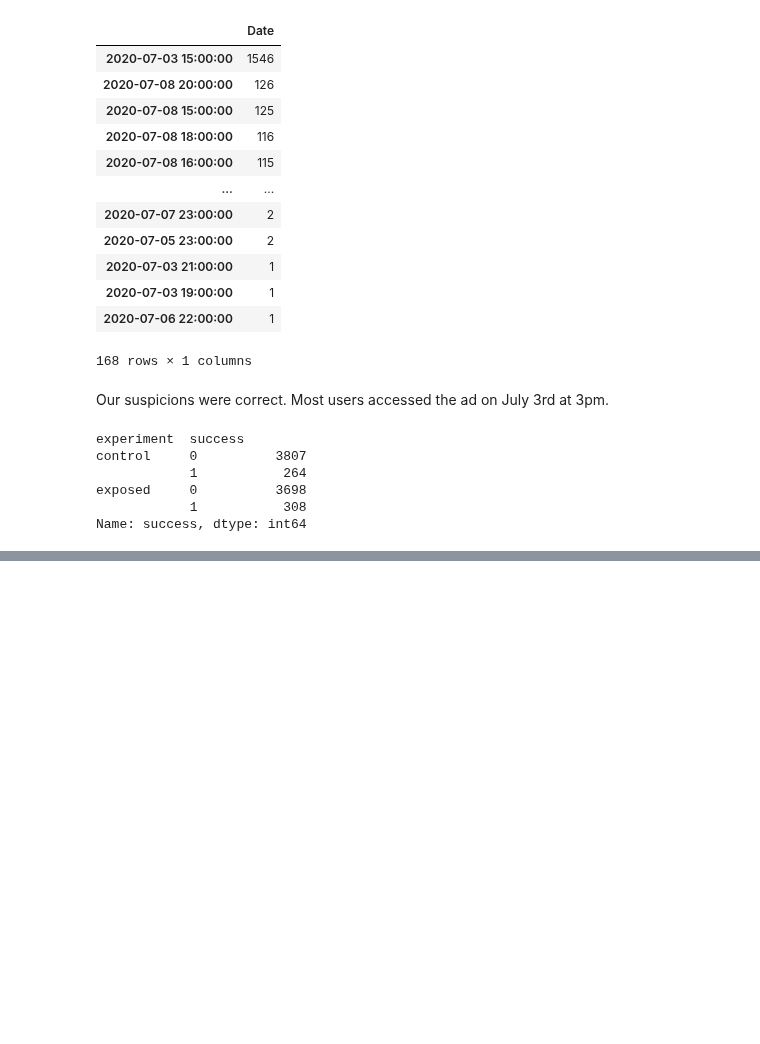
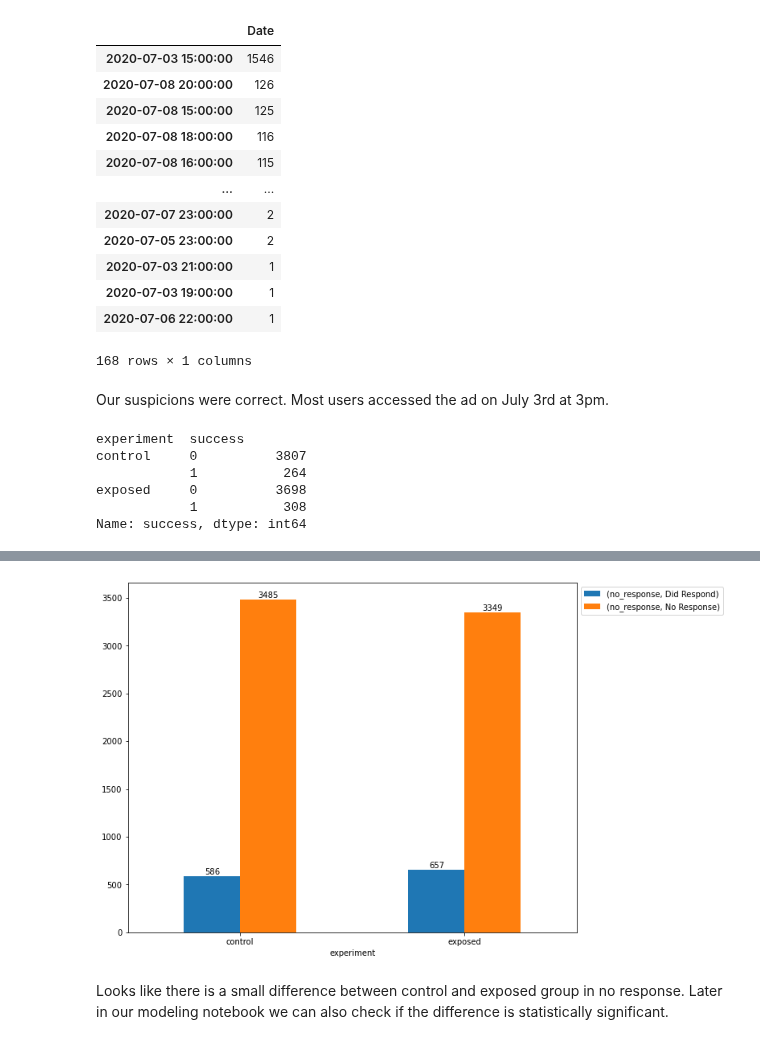
Before and after one commit to kenneykwan/Springboard, a Jupyter notebook: Capstone 3 - AB Testing/Notebook/Capstone 3 EDA.ipynb, the cells around one changed output, grey strips where cells are left out. Drawn from its saved outputs; the diff is of its cells as text; code cells hidden in the pictures; blank space fills up the shorter version.

```diff
--- a/Capstone 3 - AB Testing/Notebook/Capstone 3 EDA.ipynb
+++ b/Capstone 3 - AB Testing/Notebook/Capstone 3 EDA.ipynb
@@ -202,0 +290,3 @@ sns.barplot(data= abdata, x = 'experiment', y = 'success')
+# %%
+no_response_data = pd.DataFrame(abdata.groupby('experiment')['no_response'].value_counts())
+no_response_data.index.set_levels(['Did Respond','No Response'],level=1,inplace=True)
@@ -202,0 +302,13 @@ sns.barplot(data= abdata, x = 'experiment', y = 'success')
+# %%
+ax = no_response_data.unstack().plot(kind='bar',figsize=(10, 8), rot = 0)
+ax.legend(bbox_to_anchor=(1,1))
+
+for p in ax.patches:
+    height = p.get_height()
+    ax.text(p.get_x() + p.get_width()/2., height +.01,
+            '%i' %float(height),
+            ha='center', va='bottom')
+# %% [output]
+[figure, added]
+# %% [markdown]
+Looks like there is a small difference between control and exposed group in no response. Later in our modeling notebook we can also check if the difference is statistically significant.
```
Also changed, not shown: parts of 27 cells of this notebook, 2 other files.
